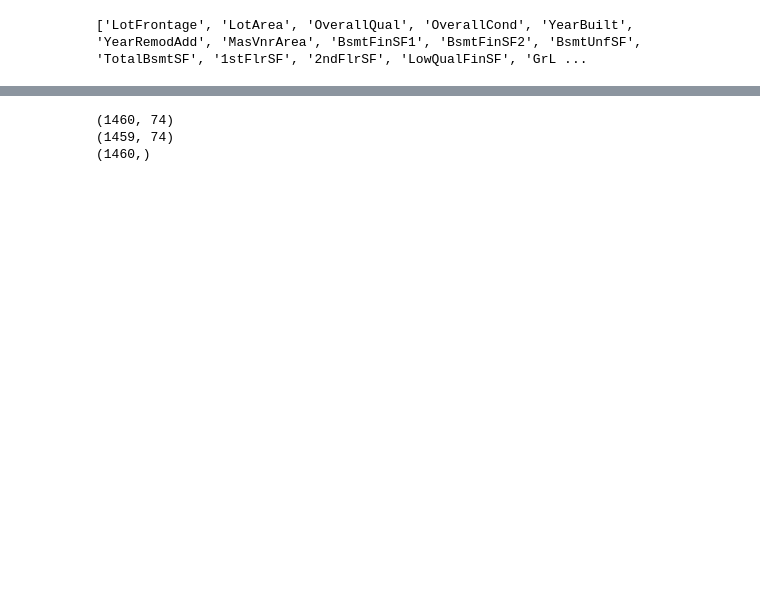
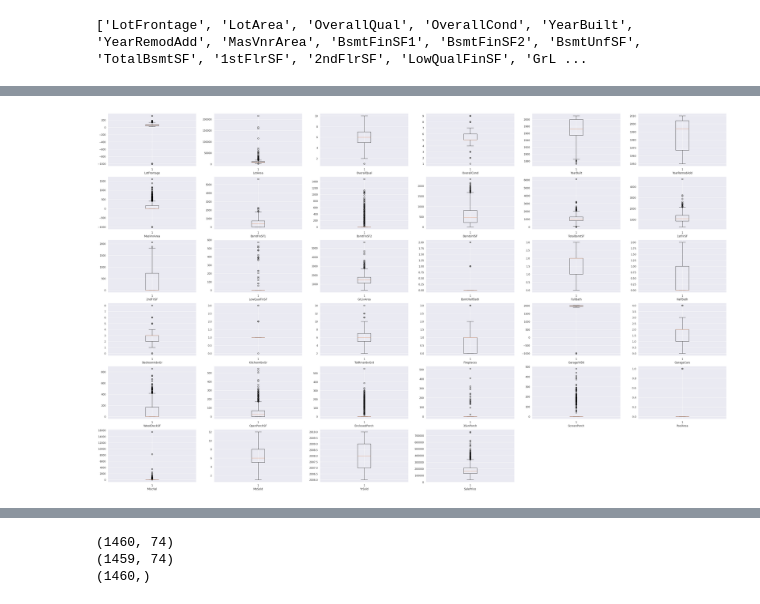
Before and after one commit to zmeydubinych/kaggle, a Jupyter notebook: House_prices_advanced.ipynb, the cells around one changed output, grey strips where cells are left out. Cells and saved outputs as stored; diff of their text form; code cells hidden in the pictures; blank space fills up the shorter version.

```diff
--- a/House_prices_advanced.ipynb
+++ b/House_prices_advanced.ipynb
@@ -302,0 +246,9 @@ plt.show()
+# %%
+with open('/home/ivan_pronin/IT/kaggle/house-prices-advanced-regression-techniques/data_description.txt', 'r') as f:
+    lines = f.readlines()
+    for i, line in enumerate(lines):
+#         if any(feature in line for feature in ['LotFrontage', 'MasVnrType', 'FireplaceQu']):
+        if 'MasVnrArea' in line:
+            print(line)
+            for j in range(i+1, min(i+10, len(lines))):
+                print(lines[j])
@@ -302,0 +273,19 @@ plt.show()
+# %%
+gs = gridspec.GridSpec(6, 6)
+plt.figure(figsize=(50,30))
+
+column=0
+for i in range(6):
+    column_curr=column
+    for z in range(6):
+        if column_curr <len(numeric_features):
+            ax = pl.subplot(gs[i, z])
+            ax.boxplot(train[train[numeric_features].columns[column_curr]], showfliers=True)
+            ax.set_xlabel(train[numeric_features].columns[column_curr])
+            column_curr+=1
+            column=column_curr
+column+=6
+
+plt.show()
+# %% [output]
+[figure, added]
```
Also changed, not shown: parts of 35 cells of this notebook.
